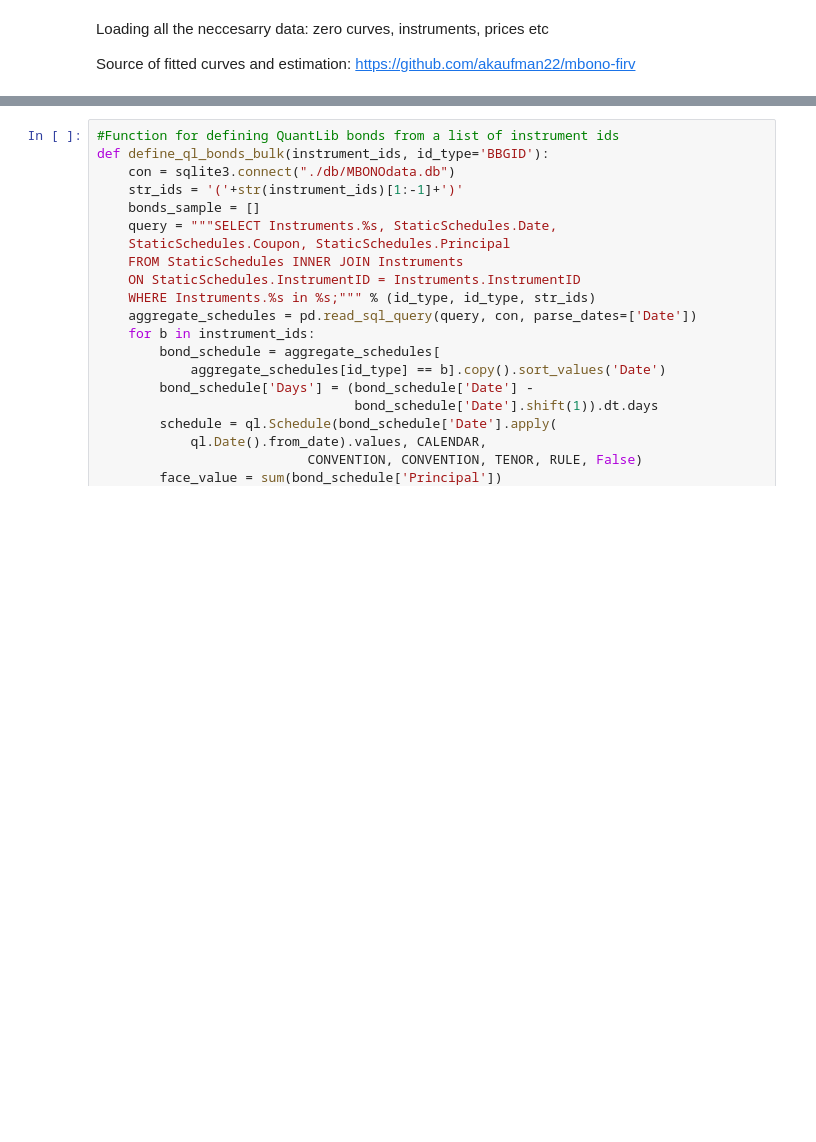
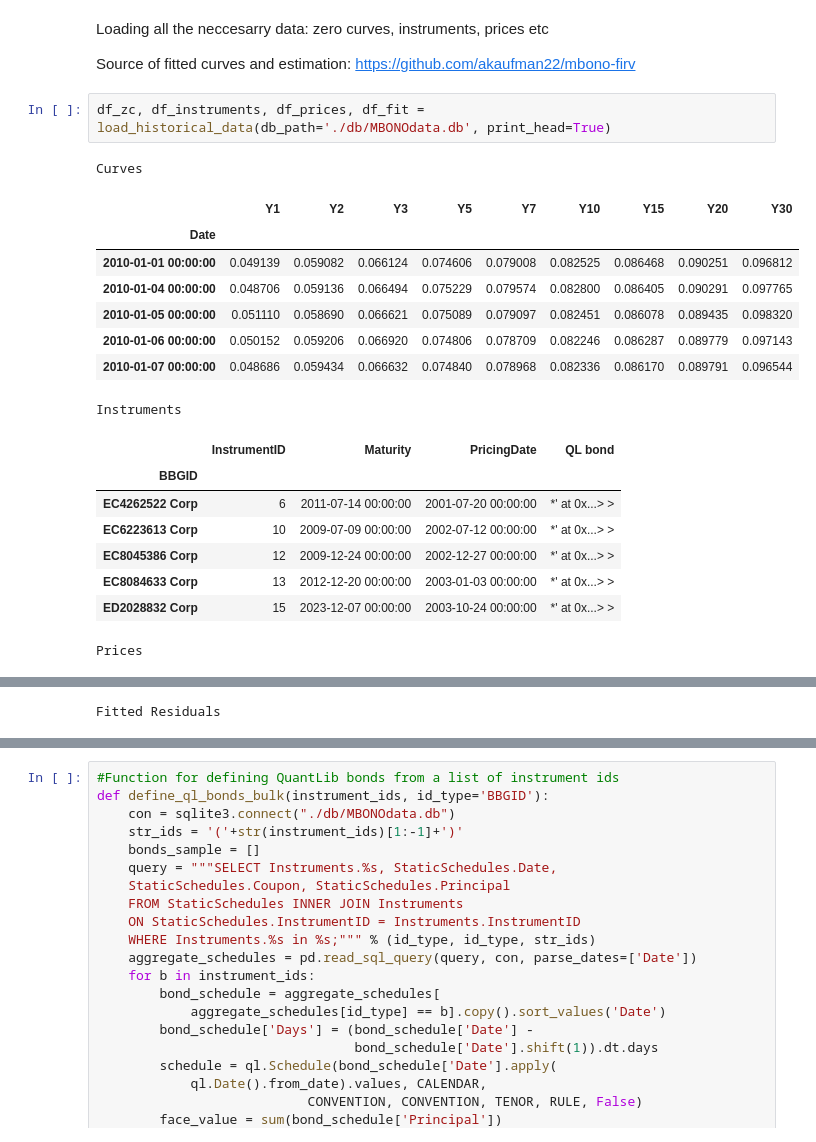
Before and after one commit to akaufman22/mbono-firv, a Jupyter notebook: SystematicButterflyTrading.ipynb, the cells around one changed output, grey strips where cells are left out. Cells and saved outputs as stored; diff of their text form; blank space fills up the shorter version.

```diff
--- a/SystematicButterflyTrading.ipynb
+++ b/SystematicButterflyTrading.ipynb
@@ -93,3 +96,23 @@ SETTLEMENT_DAYS = 2
 Loading all the neccesarry data: zero curves, instruments, prices etc
 
 Source of fitted curves and estimation: https://github.com/akaufman22/mbono-firv
+# %%
+df_zc, df_instruments, df_prices, df_fit = load_historical_data(db_path='./db/MBONOdata.db', print_head=True)
+# %% [output]
+Curves
+|  | Y1 | Y2 | Y3 | Y5 | Y7 | Y10 | Y15 | Y20 | Y30 |
+| Date |  |  |  |  |  |  |  |  |  |
+| 2010-01-01 00:00:00 | 0.049139 | 0.059082 | 0.066124 | 0.074606 | 0.079008 | 0.082525 | 0.086468 | 0.090251 | 0.096812 |
+| 2010-01-04 00:00:00 | 0.048706 | 0.059136 | 0.066494 | 0.075229 | 0.079574 | 0.082800 | 0.086405 | 0.090291 | 0.097765 |
+| 2010-01-05 00:00:00 | 0.051110 | 0.058690 | 0.066621 | 0.075089 | 0.079097 | 0.082451 | 0.086078 | 0.089435 | 0.098320 |
+| 2010-01-06 00:00:00 | 0.050152 | 0.059206 | 0.066920 | 0.074806 | 0.078709 | 0.082246 | 0.086287 | 0.089779 | 0.097143 |
+| 2010-01-07 00:00:00 | 0.048686 | 0.059434 | 0.066632 | 0.074840 | 0.078968 | 0.082336 | 0.086170 | 0.089791 | 0.096544 |
+Instruments
+|  | InstrumentID | Maturity | PricingDate | QL bond |
+| BBGID |  |  |  |  |
+| EC4262522 Corp | 6 | 2011-07-14 00:00:00 | 2001-07-20 00:00:00 | *' at 0x...> > |
+| EC6223613 Corp | 10 | 2009-07-09 00:00:00 | 2002-07-12 00:00:00 | *' at 0x...> > |
+| EC8045386 Corp | 12 | 2009-12-24 00:00:00 | 2002-12-27 00:00:00 | *' at 0x...> > |
+| EC8084633 Corp | 13 | 2012-12-20 00:00:00 | 2003-01-03 00:00:00 | *' at 0x...> > |
+| ED2028832 Corp | 15 | 2023-12-07 00:00:00 | 2003-10-24 00:00:00 | *' at 0x...> > |
+Prices
@@ -95,0 +126 @@ Source of fitted curves and estimation: https://github.com/akaufman22/mbono-firv
+Fitted Residuals
```
Also changed, not shown: parts of 4 cells of this notebook, 16 other files.
